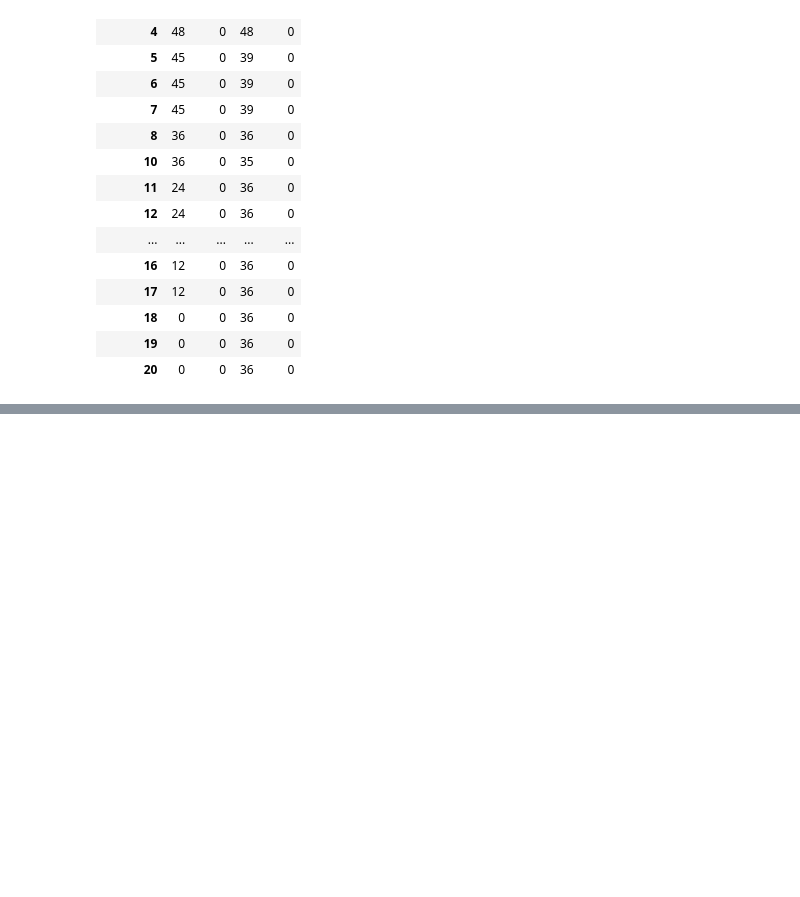
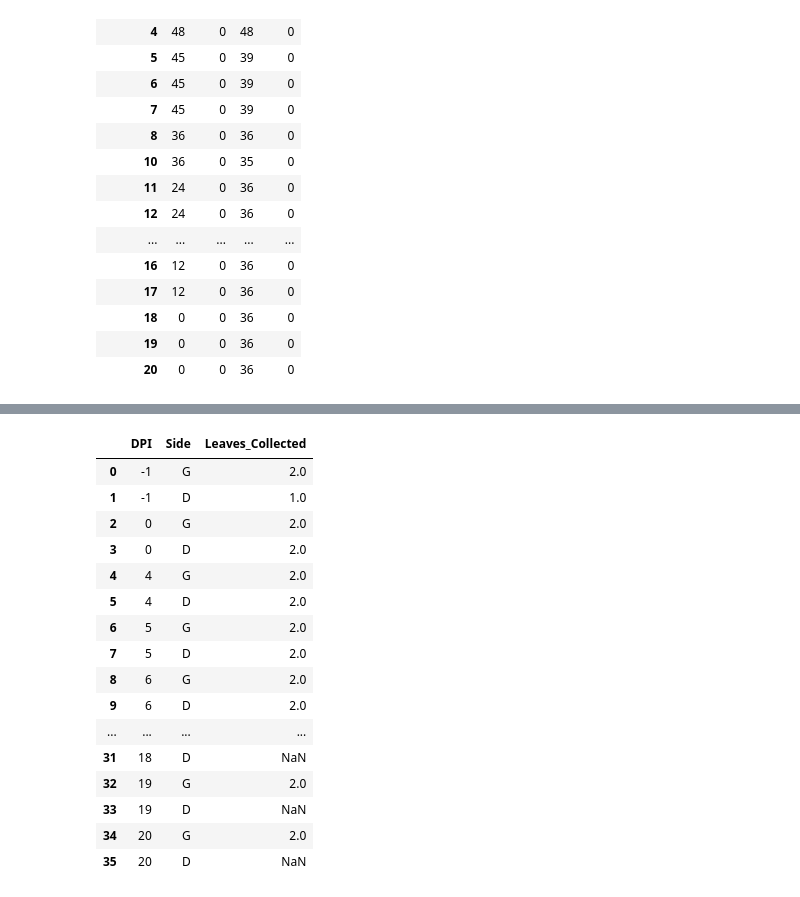
Before and after one commit to megha-0066/TerraSpectra, a Jupyter notebook: TeraSpectra.ipynb, the cells around one changed output, grey strips where cells are left out. Drawn from its saved outputs; the diff is of its cells as text; code cells hidden in the pictures; blank space fills up the shorter version.

```diff
--- a/TeraSpectra.ipynb
+++ b/TeraSpectra.ipynb
@@ -535,0 +703,47 @@ plt.show()
+# %%
+timeline = []
+current_dpi = None
+
+for column, value in pot13_values.items():
+
+    header = str(column[0]).strip()
+    side = str(column[1]).strip()
+
+    # Carry forward DPI for merged header cells
+    if not header.startswith("Unnamed"):
+        current_dpi = header
+
+    if side.startswith("G"):
+        side_name = "G"
+    elif side.startswith("D"):
+        side_name = "D"
+    else:
+        continue
+
+    timeline.append({
+        "DPI": current_dpi,
+        "Side": side_name,
+        "Leaves_Collected": value
+    })
+
+timeline_df = pd.DataFrame(timeline)
+
+display(timeline_df)
+# %% [output]
+|  | DPI | Side | Leaves_Collected |
+| 0 | -1 | G | 2.0 |
+| 1 | -1 | D | 1.0 |
+| 2 | 0 | G | 2.0 |
+| 3 | 0 | D | 2.0 |
+| 4 | 4 | G | 2.0 |
+| 5 | 4 | D | 2.0 |
+| 6 | 5 | G | 2.0 |
+| 7 | 5 | D | 2.0 |
+| 8 | 6 | G | 2.0 |
+| 9 | 6 | D | 2.0 |
+| ... | ... | ... | ... |
+| 31 | 18 | D | NaN |
+| 32 | 19 | G | 2.0 |
+| 33 | 19 | D | NaN |
+| 34 | 20 | G | 2.0 |
+| 35 | 20 | D | NaN |
```
Also changed, not shown: parts of 21 cells of this notebook.
